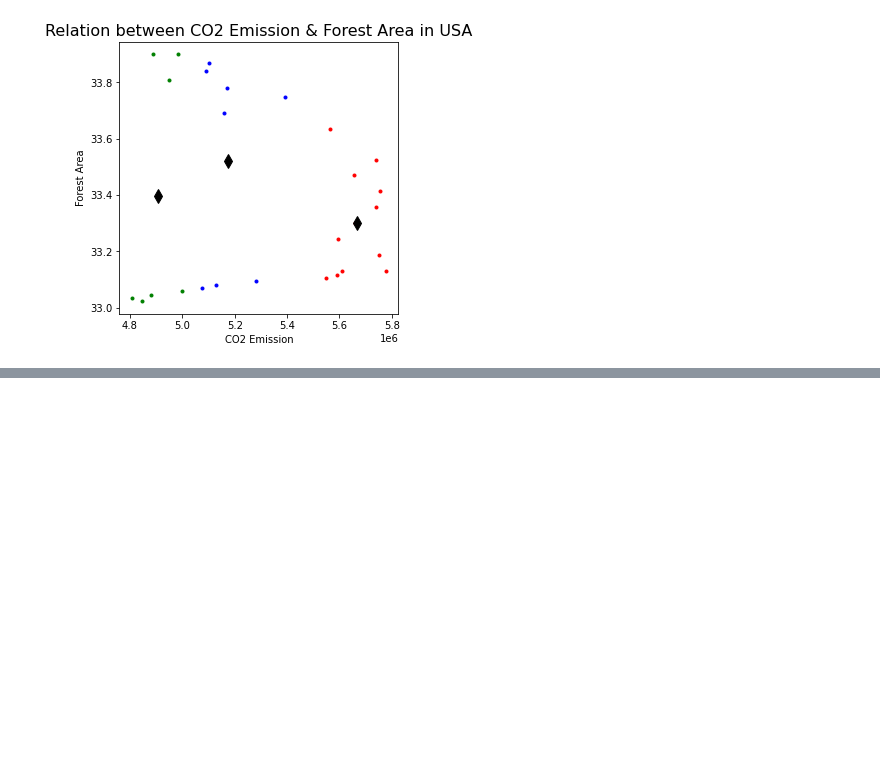
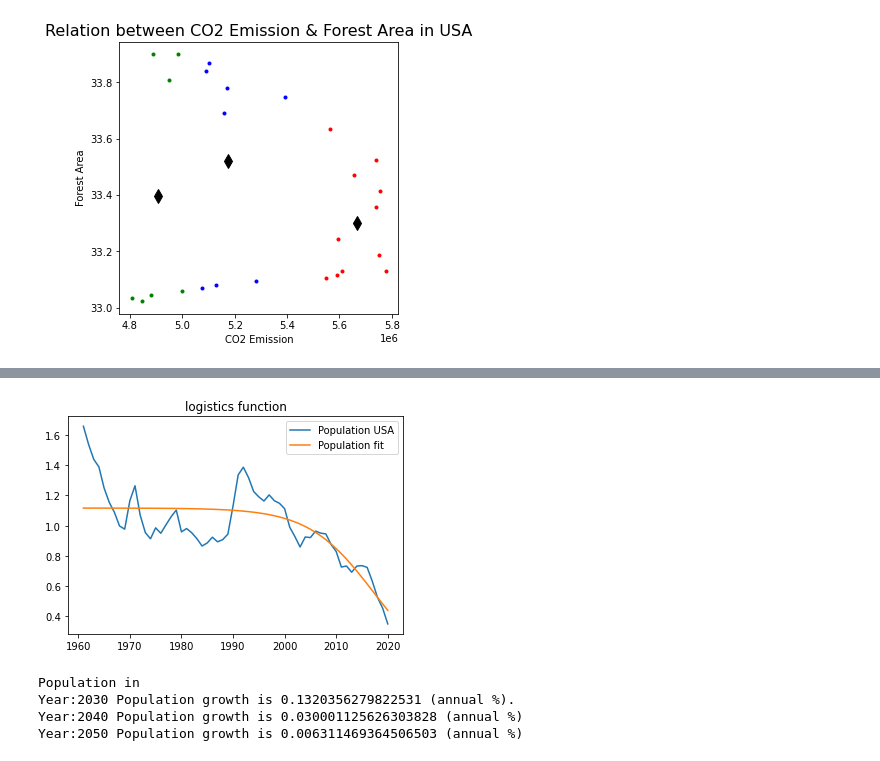
Before and after one commit to Krishnasasi21/ADS_Assignment3, a Jupyter notebook: Krishna_ADS_Assignment3.ipynb, the cells around one changed output, grey strips where cells are left out. Saved outputs shown, nothing was run; the diff lists cells and outputs as text; code cells hidden in the pictures; blank space fills up the shorter version.

```diff
--- a/Krishna_ADS_Assignment3.ipynb
+++ b/Krishna_ADS_Assignment3.ipynb
@@ -437,0 +531,25 @@ plt.show()
+# %%
+########################### fit Logistics function ####################################
+popt, pcorr = opt.curve_fit(logistics, slt_USA_PL_tr["Year"], slt_USA_PL_tr["United States"],
+                            absolute_sigma=True,p0=(2e9, 0.05, 2000.0))
+slt_USA_PL_tr["pop_logistic"] = logistics(slt_USA_PL_tr["Year"], *popt)
+
+#plot
+plt.figure()
+plt.plot(slt_USA_PL_tr["Year"], slt_USA_PL_tr["United States"], label="Population USA")
+plt.plot(slt_USA_PL_tr["Year"], slt_USA_PL_tr["pop_logistic"], label="Population fit")
+plt.legend()
+plt.title("logistics function")
+plt.show()
+
+############# predict the future population growth ###################
+print("Population in")
+print("Year:2030 Population growth is", logistics(2030, *popt) , "(annual %).")
+print("Year:2040 Population growth is", logistics(2040, *popt) , "(annual %)")
+print("Year:2050 Population growth is", logistics(2050, *popt) , "(annual %)")
+# %% [output]
+[figure, added]
+Population in
+Year:2030 Population growth is 0.1320356279822531 (annual %).
+Year:2040 Population growth is 0.030001125626303828 (annual %)
+Year:2050 Population growth is 0.006311469364506503 (annual %)
```
Also changed, not shown: parts of 17 cells of this notebook.
